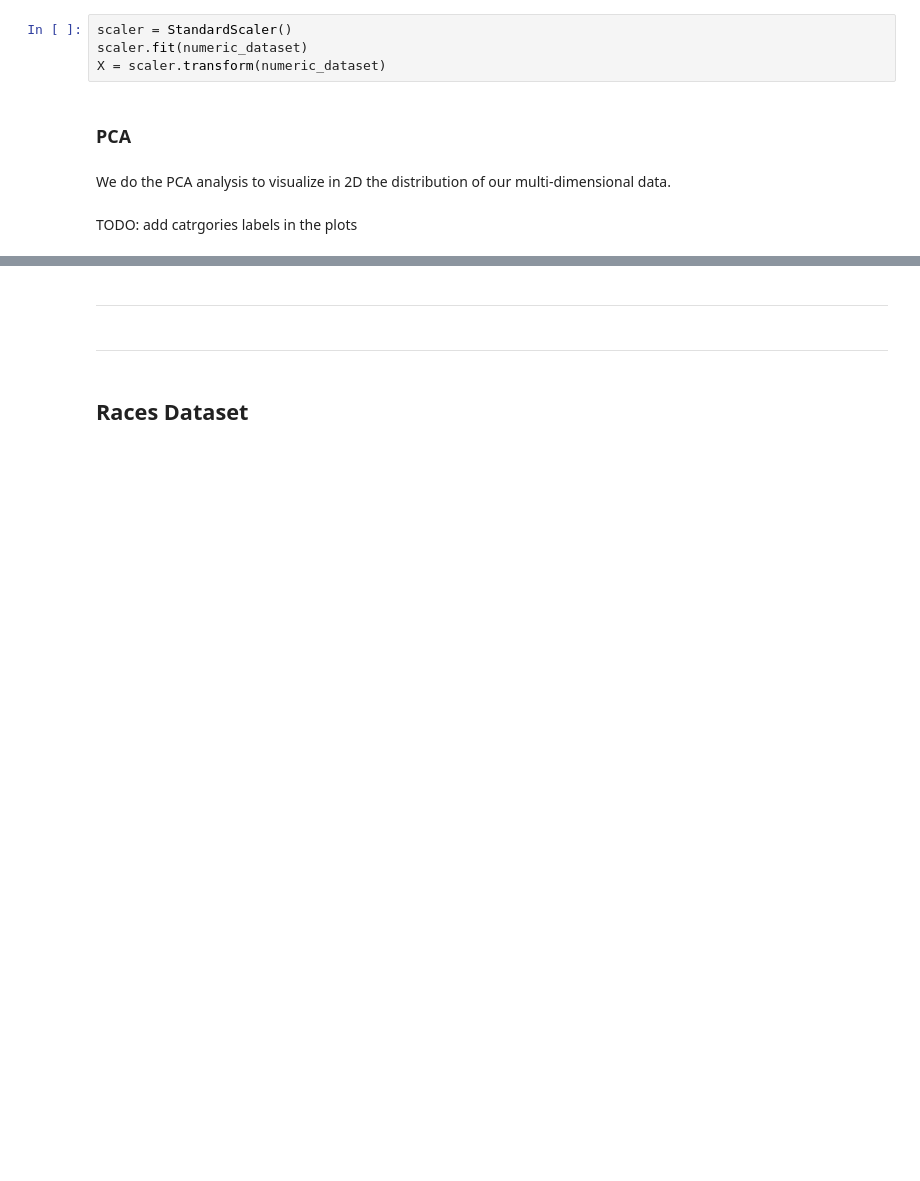
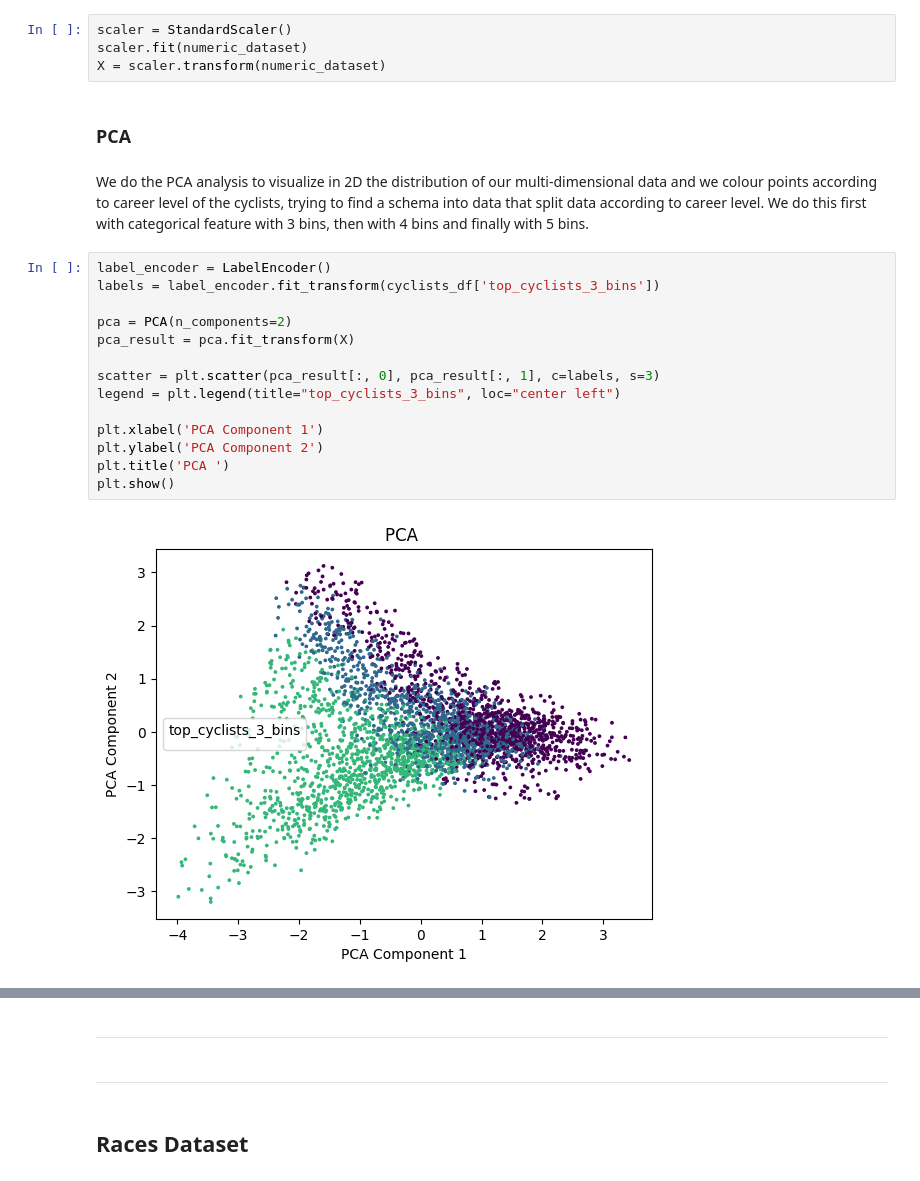
Before and after one commit to effepielle/dm_project24_group_0, a Jupyter notebook: TASK_3/preliminar_clustering_analysis.ipynb, the cells around one changed output, grey strips where cells are left out. Saved outputs shown, nothing was run; the diff lists cells and outputs as text; blank space fills up the shorter version.

```diff
--- a/TASK_3/preliminar_clustering_analysis.ipynb
+++ b/TASK_3/preliminar_clustering_analysis.ipynb
@@ -30,9 +118,23 @@ scaler.fit(numeric_dataset)
 X = scaler.transform(numeric_dataset)
 # %% [markdown]
 ### PCA
-# %% [markdown]
-We do the PCA analysis to visualize in 2D the distribution of our multi-dimensional data.
-# %% [markdown]
-TODO: add catrgories labels in the plots
+# %% [markdown]
+We do the PCA analysis to visualize in 2D the distribution of our multi-dimensional data and we colour points according to career level of the cyclists, trying to find a schema into data that split data according to career level. We do this first with categorical feature with 3 bins, then with 4 bins and finally with 5 bins.
+# %%
+label_encoder = LabelEncoder()
+labels = label_encoder.fit_transform(cyclists_df['top_cyclists_3_bins'])
+
+pca = PCA(n_components=2)
+pca_result = pca.fit_transform(X)
+
+scatter = plt.scatter(pca_result[:, 0], pca_result[:, 1], c=labels, s=3)
+legend = plt.legend(title="top_cyclists_3_bins", loc="center left")
+
+plt.xlabel('PCA Component 1')
+plt.ylabel('PCA Component 2')
+plt.title('PCA ')
+plt.show()
+# %% [output]
+[figure, added]
 # %%
 label_encoder = LabelEncoder()
```
Also changed, not shown: parts of 16 cells of this notebook, 5 other files.
